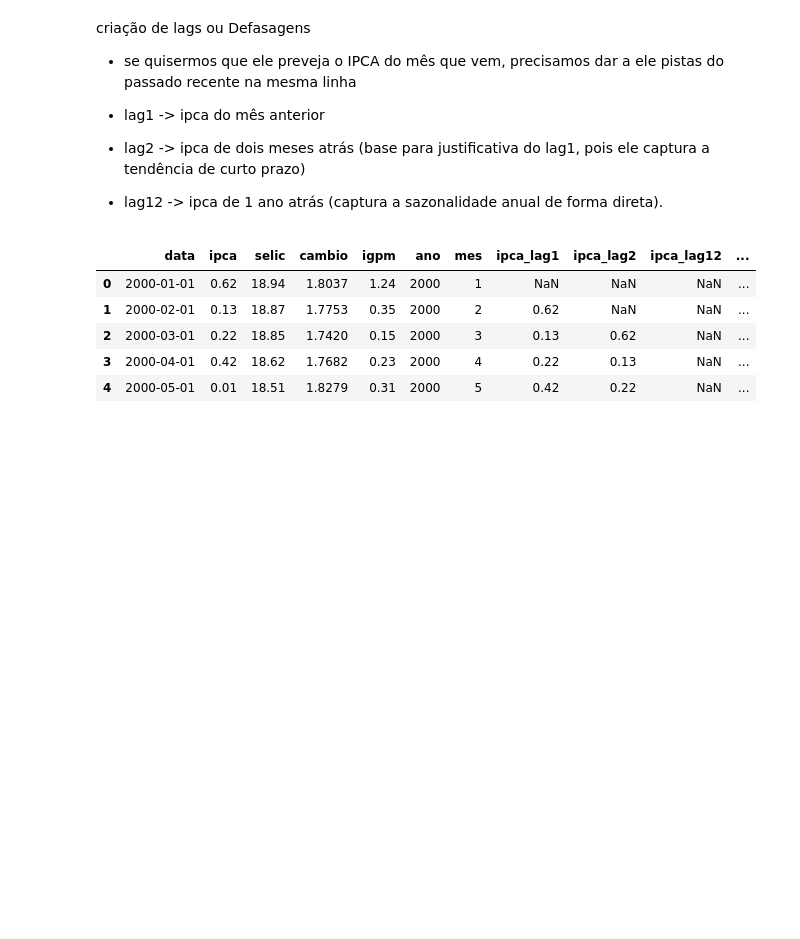
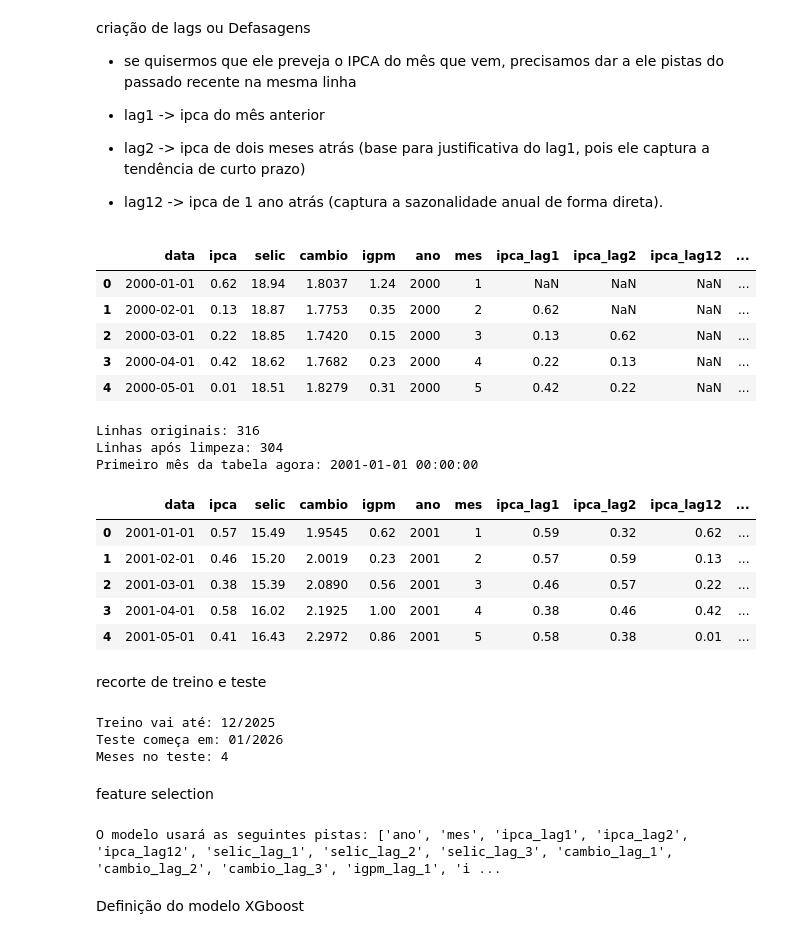
Before and after one commit to Marques07/IPCA-Prophet-Forecasting, a Jupyter notebook: 03_XGBoost_Modelagem.ipynb, the cells around one changed output. Drawn from its saved outputs; the diff is of its cells as text; code cells hidden in the pictures; blank space fills up the shorter version.

```diff
--- a/03_XGBoost_Modelagem.ipynb
+++ b/03_XGBoost_Modelagem.ipynb
@@ -81,3 +81,59 @@ df.head(5)
 | 2 | 2000-03-01 | 0.22 | 18.85 | 1.7420 | 0.15 | 2000 | 3 | 0.13 | 0.62 | NaN | ... |
 | 3 | 2000-04-01 | 0.42 | 18.62 | 1.7682 | 0.23 | 2000 | 4 | 0.22 | 0.13 | NaN | ... |
 | 4 | 2000-05-01 | 0.01 | 18.51 | 1.8279 | 0.31 | 2000 | 5 | 0.42 | 0.22 | NaN | ... |
+# %%
+# 1. Removendo as linhas com valores nulos (NaN)
+df_limpo = df.dropna().copy()
+
+# 2. Resetando o índice para a contagem começar do 0 (Janeiro de 2001)
+df_limpo = df_limpo.reset_index(drop=True)
+
+# 3. Conferindo o resultado
+print(f"Linhas originais: {len(df)}")
+print(f"Linhas após limpeza: {len(df_limpo)}")
+print(f"Primeiro mês da tabela agora: {df_limpo['data'].min()}")
+
+df_limpo.head()
+# %% [output]
+Linhas originais: 316
+Linhas após limpeza: 304
+Primeiro mês da tabela agora: 2001-01-01 00:00:00
+|  | data | ipca | selic | cambio | igpm | ano | mes | ipca_lag1 | ipca_lag2 | ipca_lag12 | ... |
+| 0 | 2001-01-01 | 0.57 | 15.49 | 1.9545 | 0.62 | 2001 | 1 | 0.59 | 0.32 | 0.62 | ... |
+| 1 | 2001-02-01 | 0.46 | 15.20 | 2.0019 | 0.23 | 2001 | 2 | 0.57 | 0.59 | 0.13 | ... |
+| 2 | 2001-03-01 | 0.38 | 15.39 | 2.0890 | 0.56 | 2001 | 3 | 0.46 | 0.57 | 0.22 | ... |
+| 3 | 2001-04-01 | 0.58 | 16.02 | 2.1925 | 1.00 | 2001 | 4 | 0.38 | 0.46 | 0.42 | ... |
+| 4 | 2001-05-01 | 0.41 | 16.43 | 2.2972 | 0.86 | 2001 | 5 | 0.58 | 0.38 | 0.01 | ... |
+# %% [markdown]
+recorte de treino e teste
+# %%
+# Definindo o corte: Treino até Dez/2025, Teste em 2026
+data_corte = '2026-01-01'
+
+treino = df_limpo[df_limpo['data'] < data_corte].copy()
+teste = df_limpo[df_limpo['data'] >= data_corte].copy()
+
+print(f"Treino vai até: {treino['data'].max().strftime('%m/%Y')}")
+print(f"Teste começa em: {teste['data'].min().strftime('%m/%Y')}")
+print(f"Meses no teste: {len(teste)}")
+# %% [output]
+Treino vai até: 12/2025
+Teste começa em: 01/2026
+Meses no teste: 4
+# %% [markdown]
+feature selection
+# %%
+# Selecionamos apenas as colunas de lags e as informações de calendário
+features = [col for col in df_limpo.columns if 'lag' in col or col in ['mes', 'ano']]
+
+X_train = treino[features]
+y_train = treino['ipca']
+
+X_test = teste[features]
+y_test = teste['ipca']
+
+print(f"O modelo usará as seguintes pistas: {features}")
+# %% [output]
+O modelo usará as seguintes pistas: ['ano', 'mes', 'ipca_lag1', 'ipca_lag2', 'ipca_lag12', 'selic_lag_1', 'selic_lag_2', 'selic_lag_3', 'cambio_lag_1', 'cambio_lag_2', 'cambio_lag_3', 'igpm_lag_1', 'i ...
+# %% [markdown]
+Definição do modelo XGboost
```
Also changed, not shown: parts of 7 cells of this notebook.
